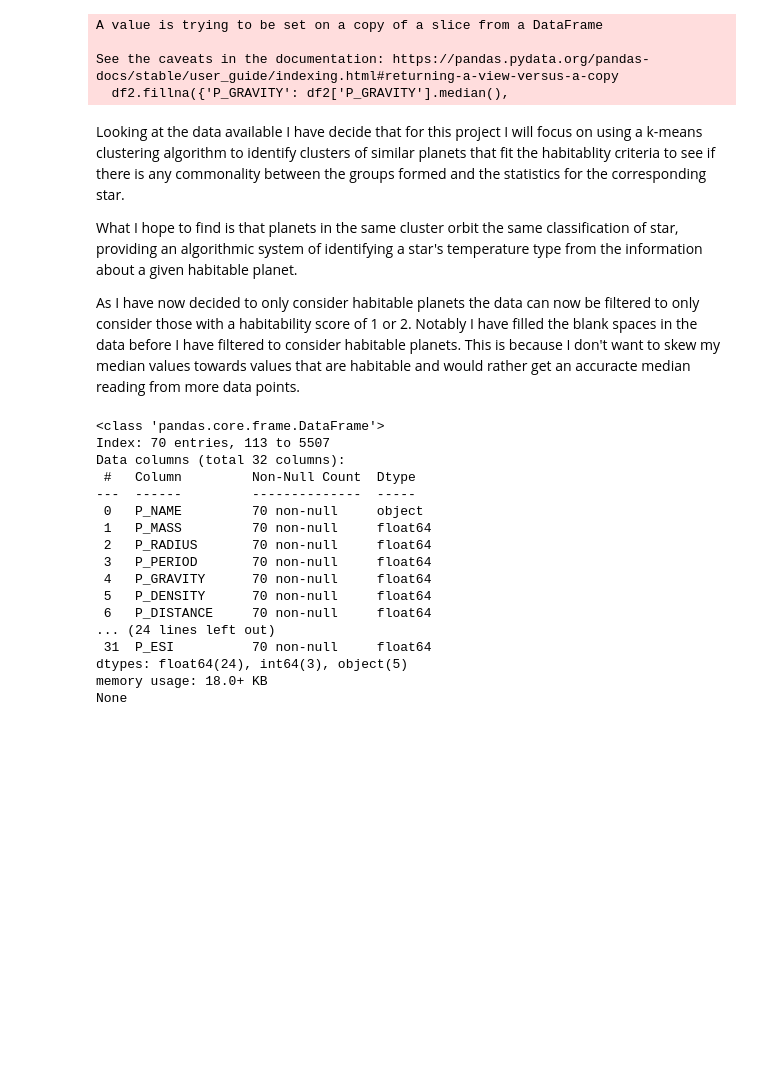
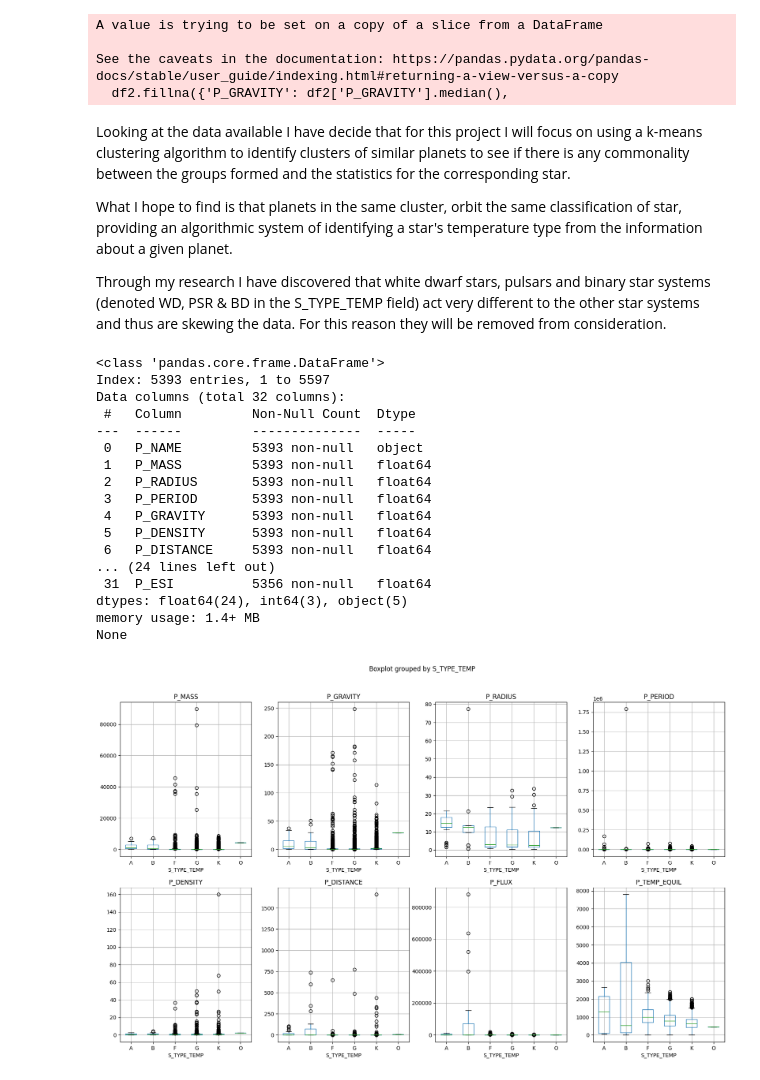
Before and after one commit to James-Gilberthorpe/Exo-planet-Analysis, a Jupyter notebook: Notebooks/Initial EDA (Adjusted Dataset).ipynb, the cells around one changed output. Drawn from its saved outputs; the diff is of its cells as text; code cells hidden in the pictures; blank space fills up the shorter version.

```diff
--- a/Notebooks/Initial EDA (Adjusted Dataset).ipynb
+++ b/Notebooks/Initial EDA (Adjusted Dataset).ipynb
@@ -67,31 +67,34 @@ A value is trying to be set on a copy of a slice from a DataFrame
 See the caveats in the documentation: https://pandas.pydata.org/pandas-docs/stable/user_guide/indexing.html#returning-a-view-versus-a-copy
   df2.fillna({'P_GRAVITY': df2['P_GRAVITY'].median(),
 # %% [markdown]
-Looking at the data available I have decide that for this project I will focus on using a k-means clustering algorithm to identify clusters of similar planets that fit the habitablity criteria to see if there is any commonality between the groups formed and the statistics for the corresponding star.
+Looking at the data available I have decide that for this project I will focus on using a k-means clustering algorithm to identify clusters of similar planets to see if there is any commonality between the groups formed and the statistics for the corresponding star.
 
-What I hope to find is that planets in the same cluster orbit the same classification of star, providing an algorithmic system of identifying a star's temperature type from the information about a given habitable planet.
+What I hope to find is that planets in the same cluster, orbit the same classification of star, providing an algorithmic system of identifying a star's temperature type from the information about a given planet.
 
-As I have now decided to only consider habitable planets the data can now be filtered to only consider those with a habitability score of 1 or 2. Notably I have filled the blank spaces in the data before I have filtered to consider habitable planets. This is because I don't want to skew my median values towards values that are habitable and would rather get an accuracte median reading from more data points.
+Through my research I have discovered that white dwarf stars, pulsars and binary star systems (denoted WD, PSR & BD in the S_TYPE_TEMP field) act very different to the other star systems and thus are skewing the data. For this reason they will be removed from consideration.
 # %%
-analysis_df = df2[df2['P_HABITABLE'] >= 1] # Filter the dataset to only include habitable planets
+analysis_df = df2[~df2['S_TYPE_TEMP'].isin(['PSR','WD','BD'])] # Filter the dataset to only include habitable planets
 print(analysis_df.info()) # Check the info of the filtered dataset
 # %% [output]
 <class 'pandas.core.frame.DataFrame'>
-Index: 70 entries, 113 to 5507
+Index: 5393 entries, 1 to 5597
 Data columns (total 32 columns):
  #   Column         Non-Null Count  Dtype
 ---  ------         --------------  -----
- 0   P_NAME         70 non-null     object
- 1   P_MASS         70 non-null     float64
- 2   P_RADIUS       70 non-null     float64
- 3   P_PERIOD       70 non-null     float64
- 4   P_GRAVITY      70 non-null     float64
- 5   P_DENSITY      70 non-null     float64
- 6   P_DISTANCE     70 non-null     float64
+ 0   P_NAME         5393 non-null   object
+ 1   P_MASS         5393 non-null   float64
+ 2   P_RADIUS       5393 non-null   float64
+ 3   P_PERIOD       5393 non-null   float64
+ 4   P_GRAVITY      5393 non-null   float64
+ 5   P_DENSITY      5393 non-null   float64
+ 6   P_DISTANCE     5393 non-null   float64
 ... (24 lines left out)
- 31  P_ESI          70 non-null     float64
+ 31  P_ESI          5356 non-null   float64
 dtypes: float64(24), int64(3), object(5)
-memory usage: 18.0+ KB
+memory usage: 1.4+ MB
 None
 # %%
-boxplot = df.boxplot(column=['P_GRAVITY', 'P_PERIOD', 'P_RADIUS', 'P_MASS', 'P_DENSITY', 'P_DISTANCE', 'P_FLUX', 'P_TEMP_EQUIL'], figsize=(12, 8))
+fig, axs = plt.subplots(2, 4, figsize=(20, 12), sharey=False) # Create subplots for each group of habitable planets
+boxplot = analysis_df.boxplot(column=['P_MASS', 'P_GRAVITY', 'P_RADIUS', 'P_PERIOD', 'P_DENSITY', 'P_DISTANCE', 'P_FLUX', 'P_TEMP_EQUIL'], by = 'S_TYPE_TEMP', ax=axs, showfliers=True) # Create boxplots for each planetary parameter grouped by stellar type
+# %% [output]
+[figure, added]
```
Also changed, not shown: parts of 3 cells of this notebook, 2 other files.
